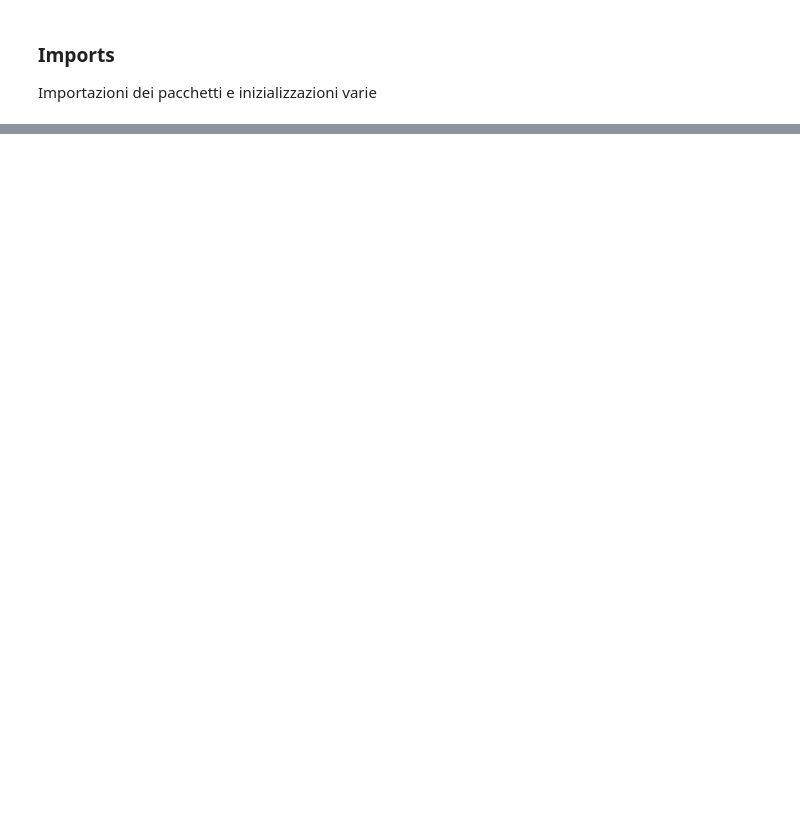
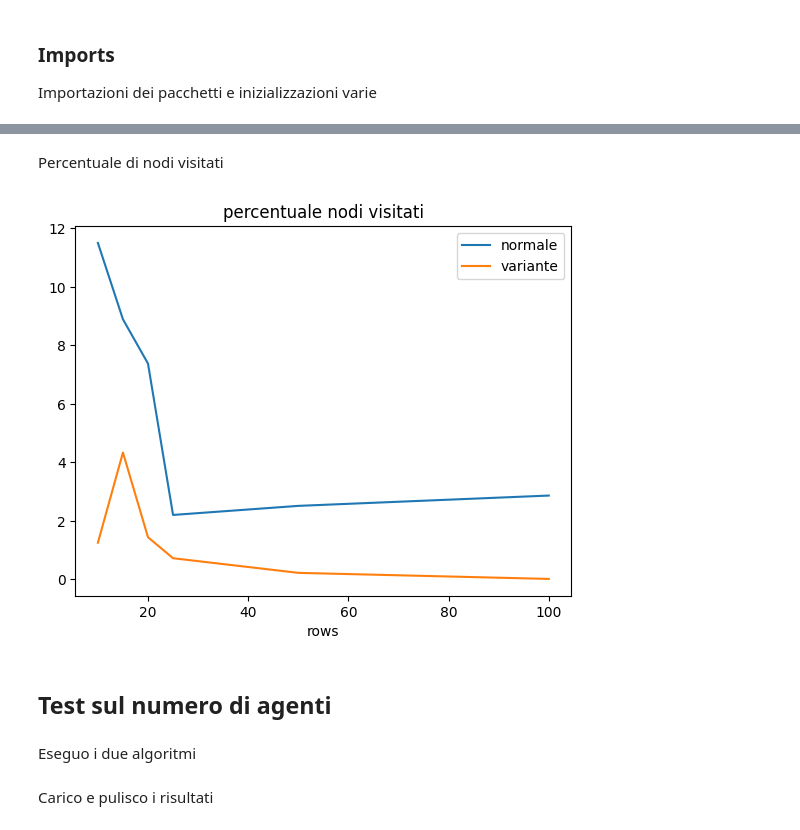
Before and after one commit to nikbet98/ProgettoAlgoritmi, a Jupyter notebook: test.ipynb, the cells around one changed output, grey strips where cells are left out. Saved outputs shown, nothing was run; the diff lists cells and outputs as text; code cells hidden in the pictures; blank space fills up the shorter version.

```diff
--- a/test.ipynb
+++ b/test.ipynb
@@ -83,0 +111,15 @@ plt.show()
+# %% [markdown]
+Percentuale di nodi visitati
+# %%
+df_normale["percentage_visited_nodes"].plot()
+df_variante["percentage_visited_nodes"].plot()
+
+plt.title("percentuale nodi visitati")
+plt.legend(["normale","variante"])
+plt.show()
+# %% [output]
+[figure, added]
+# %% [markdown]
+## Test sul numero di agenti
+# %% [markdown]
+Eseguo i due algoritmi
@@ -83,0 +132,2 @@ plt.show()
+# %% [markdown]
+Carico e pulisco i risultati
```
Also changed, not shown: parts of 34 cells of this notebook, 2 other files.
